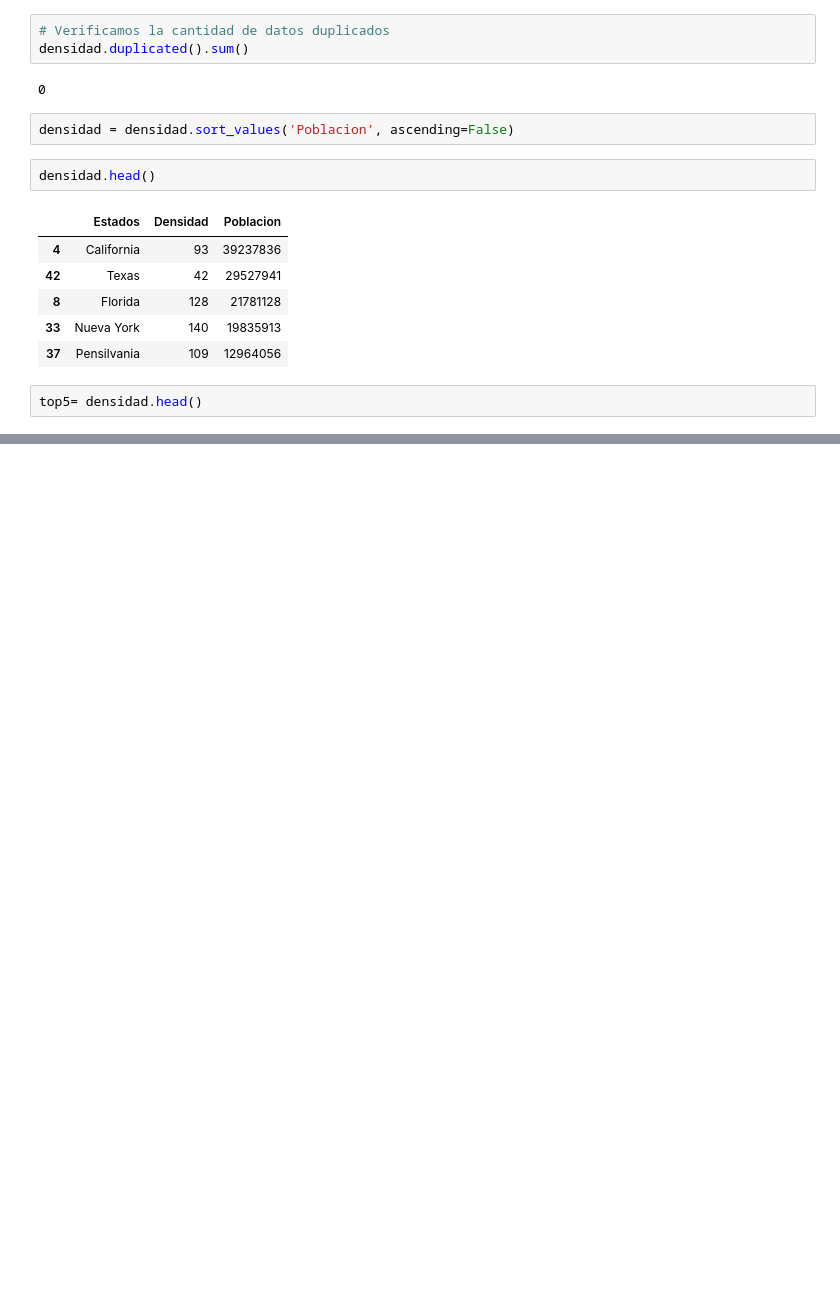
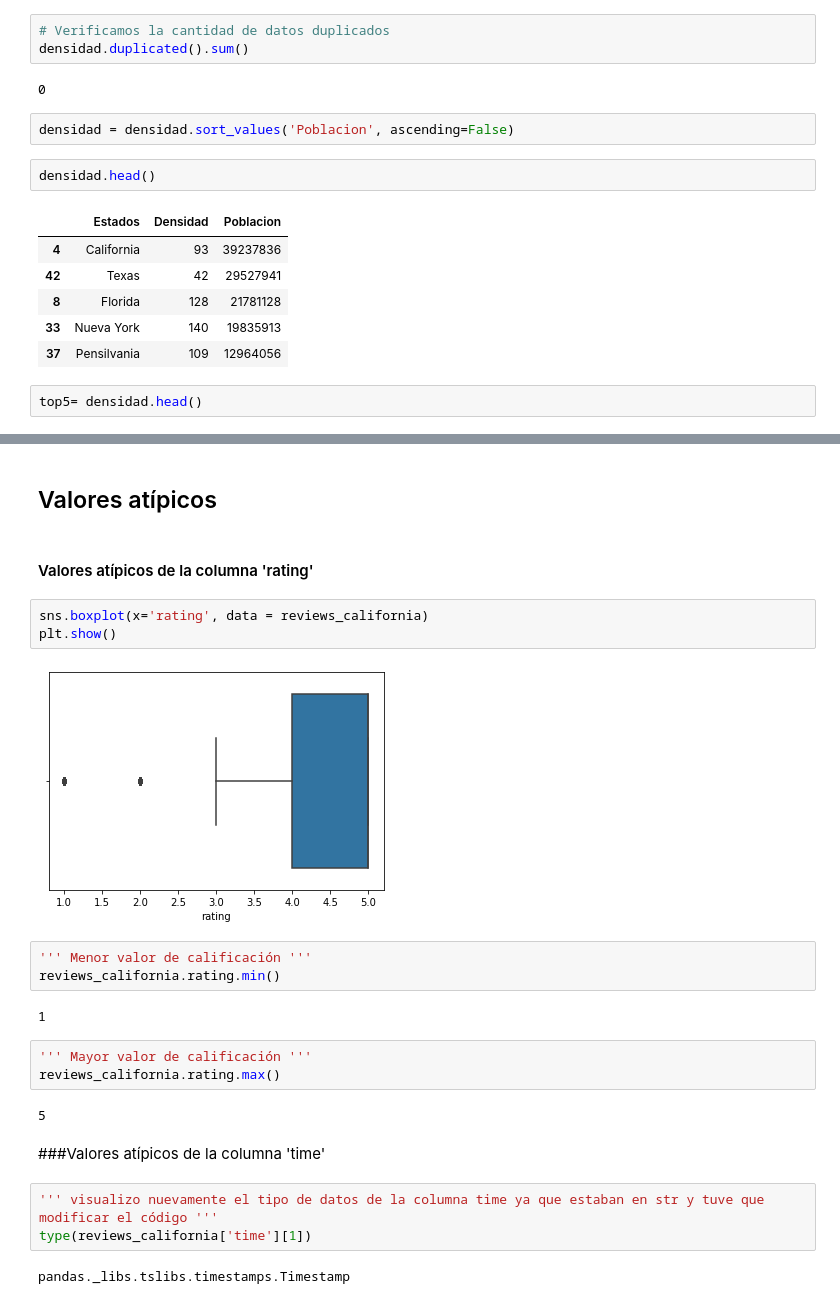
Before and after one commit to GastonOrphant/PG-YELP-GOOGLE-MAPS, a Jupyter notebook: EDA.ipynb, the cells around one changed output, grey strips where cells are left out. Saved outputs shown, nothing was run; the diff lists cells and outputs as text; blank space fills up the shorter version.

```diff
--- a/EDA.ipynb
+++ b/EDA.ipynb
@@ -67,0 +195,26 @@ plt.show()
+# %% [markdown]
+## Valores atípicos
+# %% [markdown]
+#### Valores atípicos de la columna 'rating'
+# %%
+sns.boxplot(x='rating', data = reviews_california)
+plt.show()
+# %% [output]
+[figure, added]
+# %%
+''' Menor valor de calificación '''
+reviews_california.rating.min()
+# %% [output]
+1
+# %%
+''' Mayor valor de calificación '''
+reviews_california.rating.max()
+# %% [output]
+5
+# %% [markdown]
+###Valores atípicos de la columna 'time'
+# %%
+''' visualizo nuevamente el tipo de datos de la columna time ya que estaban en str y tuve que modificar el código '''
+type(reviews_california['time'][1])
+# %% [output]
+pandas._libs.tslibs.timestamps.Timestamp
```
Also changed, not shown: parts of 150 cells of this notebook.
